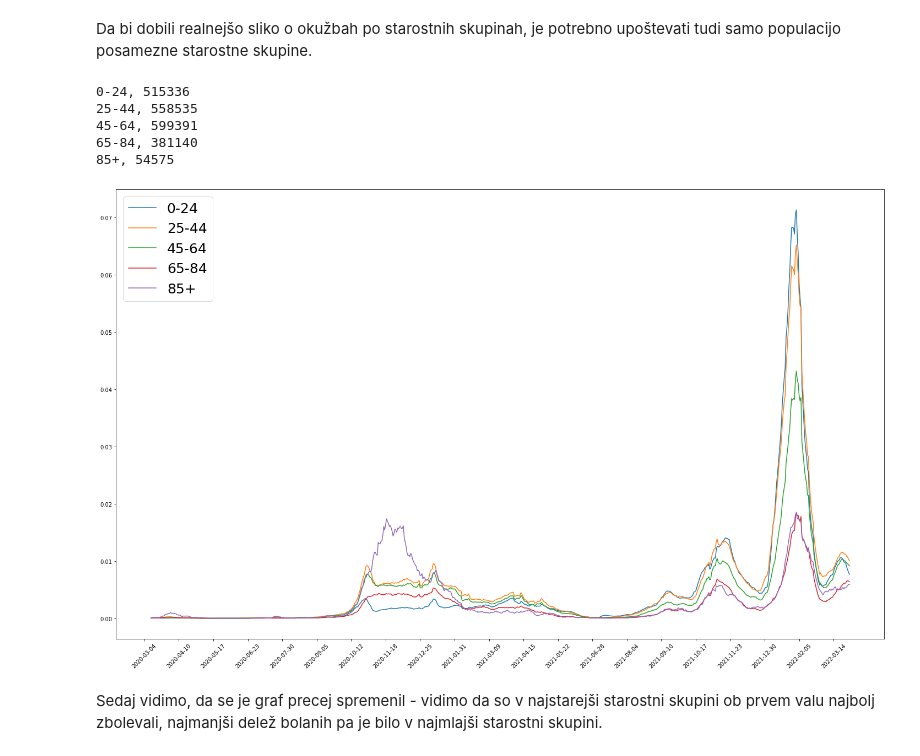
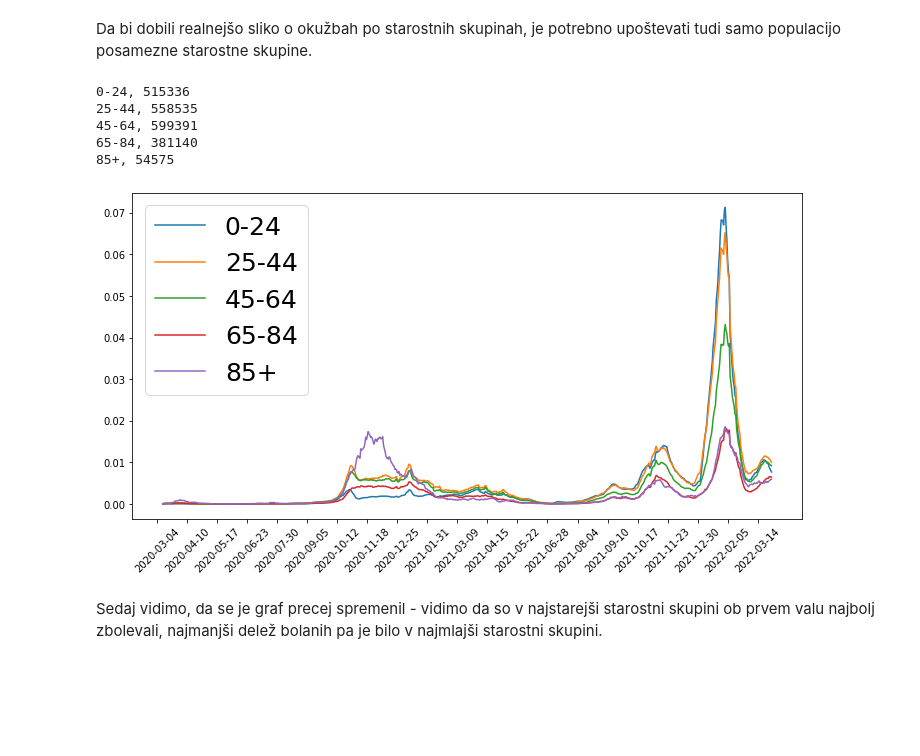
Before and after one commit to SerugaDavid/PR21DSZHMM, a Jupyter notebook: Code/naloga.ipynb, the cells around one changed output. Cells and saved outputs as stored; diff of their text form; code cells hidden in the pictures; blank space fills up the shorter version.

```diff
--- a/Code/naloga.ipynb
+++ b/Code/naloga.ipynb
@@ -116,35 +116,35 @@ for i in population_age_dr:
     population_age_temp[i["id"]] = i["population"]
 
 population_age["0-24"] = int(population_age_temp["0-4"]) + int(population_age_temp["5-14"]) + int(population_age_temp["15-24"])
 population_age["25-44"] = int(population_age_temp["25-34"]) + int(population_age_temp["35-44"])
 population_age["45-64"] = int(population_age_temp["45-54"]) + int(population_age_temp["55-64"])
 population_age["65-84"] = int(population_age_temp["65-74"]) + int(population_age_temp["75-84"])
 population_age["85+"] = int(population_age_temp["85+"])
 
 age_cases_relative = pd.DataFrame()
 age_cases_relative["date"] = age_cases_new["date"]
 
 for i in list_ages:
     print("{}, {}".format(i, population_age[i]))
     age_cases_relative[i] = age_cases_new[i].div(population_age[i])
 
 
-plt.figure(figsize=(25,15))
+plt.figure(figsize=(12, 6))
 
 for i in list_ages:
     plt.plot(age_cases_relative["date"], age_cases_relative[i], label=i)
 plt.xticks(range(0, len(age_cases_relative), len(age_cases_relative)//20), rotation=45)
 
 
 plt.legend(loc="upper left", prop={'size': 25})
 plt.show()
 # %% [output]
 0-24, 515336
 25-44, 558535
 45-64, 599391
 65-84, 381140
 85+, 54575
-[figure, old version]
+[figure, new version]
 # %% [markdown]
 Sedaj vidimo, da se je graf precej spremenil - vidimo da so v najstarejši starostni skupini ob prvem valu najbolj zbolevali, najmanjši delež bolanih pa je bilo v najmlajši starostni skupini.
 # %% [markdown]
```
Also changed, not shown: parts of 3 cells of this notebook, 9 other files.
